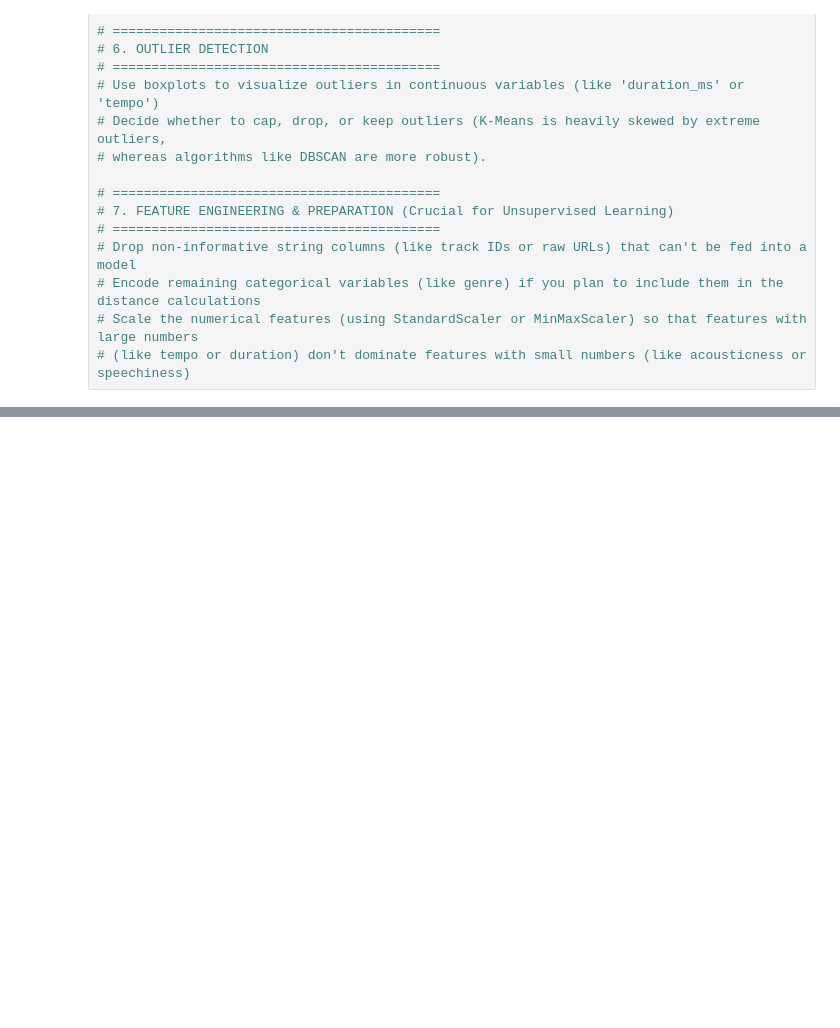
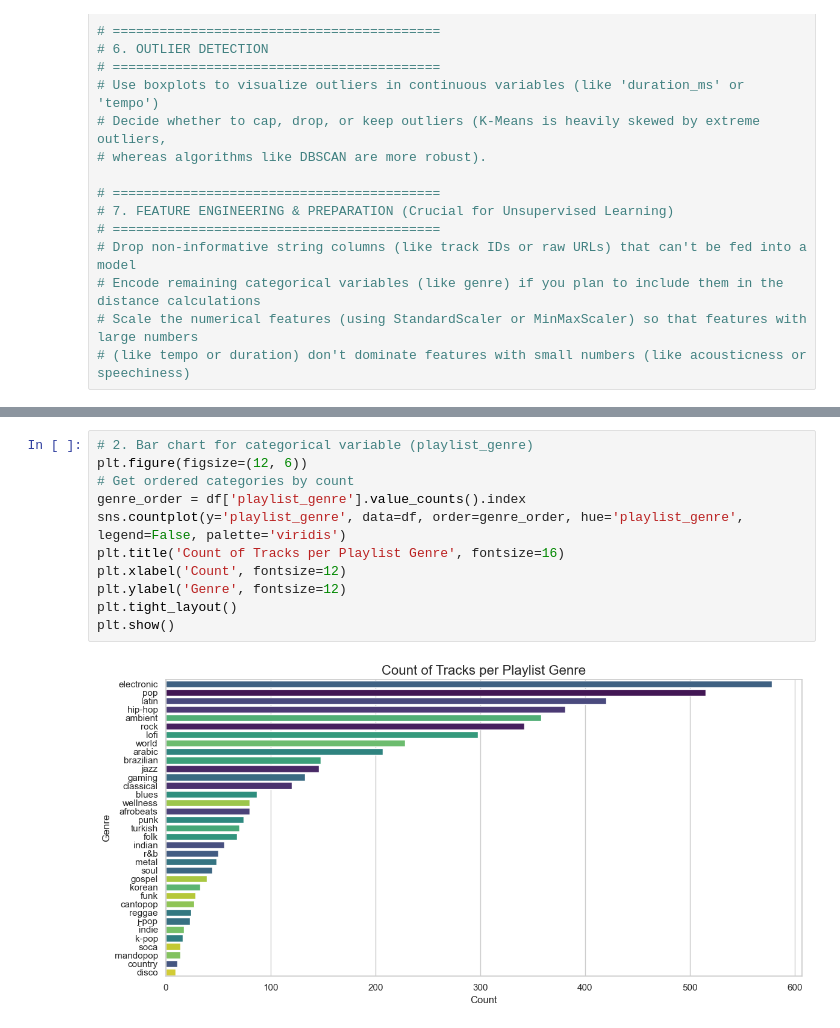
Before and after one commit to LeanderSam/Music-Analysis, a Jupyter notebook: code_files/EDA.ipynb, the cells around one changed output, grey strips where cells are left out. Drawn from its saved outputs; the diff is of its cells as text; blank space fills up the shorter version.

```diff
--- a/code_files/EDA.ipynb
+++ b/code_files/EDA.ipynb
@@ -148,0 +171,13 @@ Unique playlist genres:
+# %%
+# 2. Bar chart for categorical variable (playlist_genre)
+plt.figure(figsize=(12, 6))
+# Get ordered categories by count
+genre_order = df['playlist_genre'].value_counts().index
+sns.countplot(y='playlist_genre', data=df, order=genre_order, hue='playlist_genre', legend=False, palette='viridis')
+plt.title('Count of Tracks per Playlist Genre', fontsize=16)
+plt.xlabel('Count', fontsize=12)
+plt.ylabel('Genre', fontsize=12)
+plt.tight_layout()
+plt.show()
+# %% [output]
+[figure, added]
```
Also changed, not shown: parts of 3 cells of this notebook.
